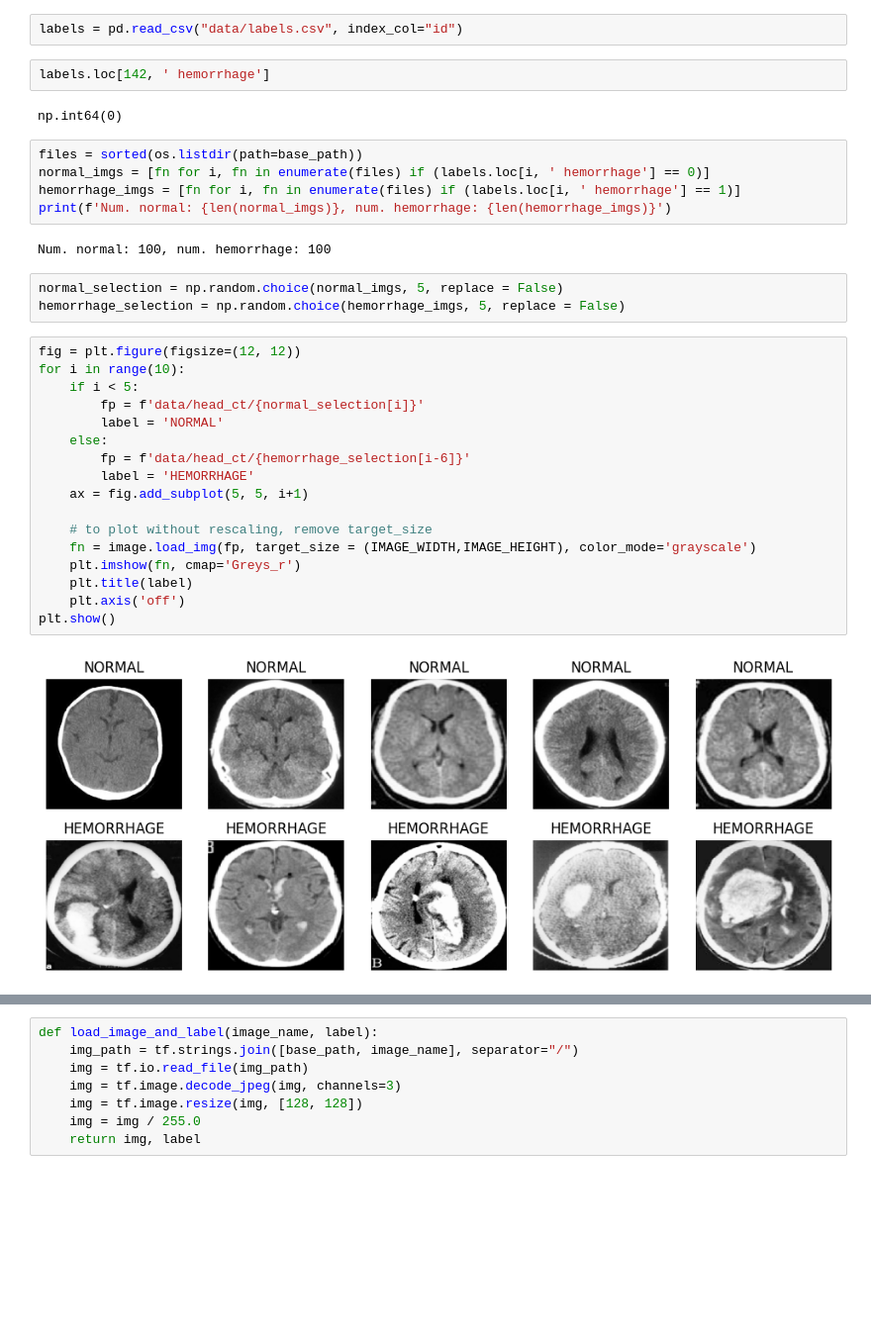
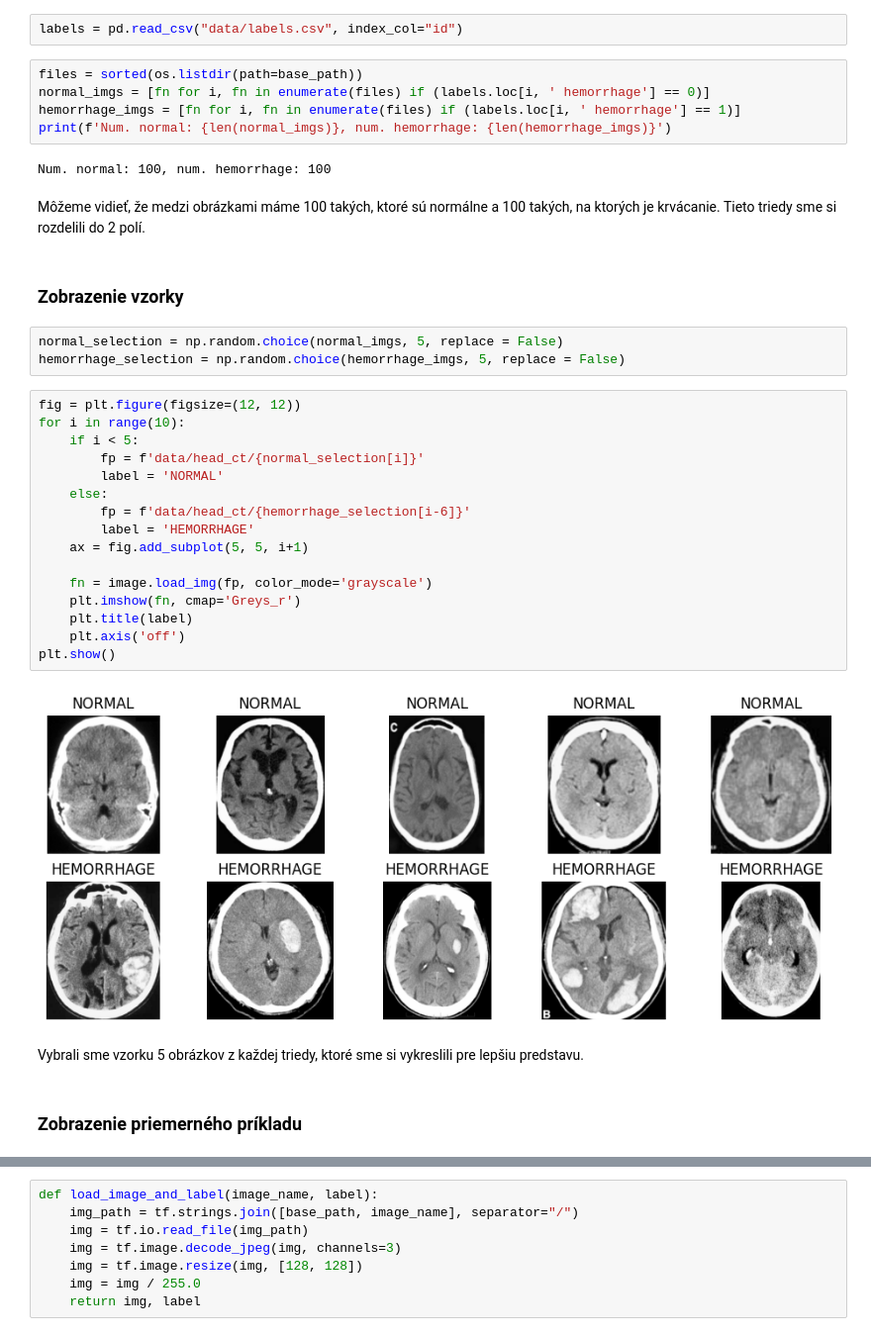
Before and after one commit to brenky7/IAU_projekt, a Jupyter notebook: faza4/faza4.ipynb, the cells around one changed output, grey strips where cells are left out. Shown at 99% size. Cells and saved outputs as stored; diff of their text form; blank space fills up the shorter version.

```diff
--- a/faza4/faza4.ipynb
+++ b/faza4/faza4.ipynb
@@ -28,9 +39,5 @@ base_path = "data/head_ct"
 # %%
 labels = pd.read_csv("data/labels.csv", index_col="id")
-# %%
-labels.loc[142, ' hemorrhage']
-# %% [output]
-np.int64(0)
 # %%
 files = sorted(os.listdir(path=base_path))
 normal_imgs = [fn for i, fn in enumerate(files) if (labels.loc[i, ' hemorrhage'] == 0)]
@@ -38,26 +45,33 @@ hemorrhage_imgs = [fn for i, fn in enumerate(files) if (labels.loc[i, ' hemorrha
 print(f'Num. normal: {len(normal_imgs)}, num. hemorrhage: {len(hemorrhage_imgs)}')
 # %% [output]
 Num. normal: 100, num. hemorrhage: 100
+# %% [markdown]
+Môžeme vidieť, že medzi obrázkami máme 100 takých, ktoré sú normálne a 100 takých, na ktorých je krvácanie. Tieto triedy sme si rozdelili do 2 polí.
+# %% [markdown]
+### Zobrazenie vzorky
 # %%
 normal_selection = np.random.choice(normal_imgs, 5, replace = False)
 hemorrhage_selection = np.random.choice(hemorrhage_imgs, 5, replace = False)
 # %%
 fig = plt.figure(figsize=(12, 12))
 for i in range(10):
     if i < 5:
         fp = f'data/head_ct/{normal_selection[i]}'
         label = 'NORMAL'
     else:
         fp = f'data/head_ct/{hemorrhage_selection[i-6]}'
         label = 'HEMORRHAGE'
     ax = fig.add_subplot(5, 5, i+1)
 
-    # to plot without rescaling, remove target_size
-    fn = image.load_img(fp, target_size = (IMAGE_WIDTH,IMAGE_HEIGHT), color_mode='grayscale')
+    fn = image.load_img(fp, color_mode='grayscale')
     plt.imshow(fn, cmap='Greys_r')
     plt.title(label)
     plt.axis('off')
 plt.show()
 # %% [output]
-[figure, old version]
+[figure, new version]
+# %% [markdown]
+Vybrali sme vzorku 5 obrázkov z každej triedy, ktoré sme si vykreslili pre lepšiu predstavu.
+# %% [markdown]
+### Zobrazenie priemerného príkladu
 # %%
```
Also changed, not shown: parts of 26 cells of this notebook.
